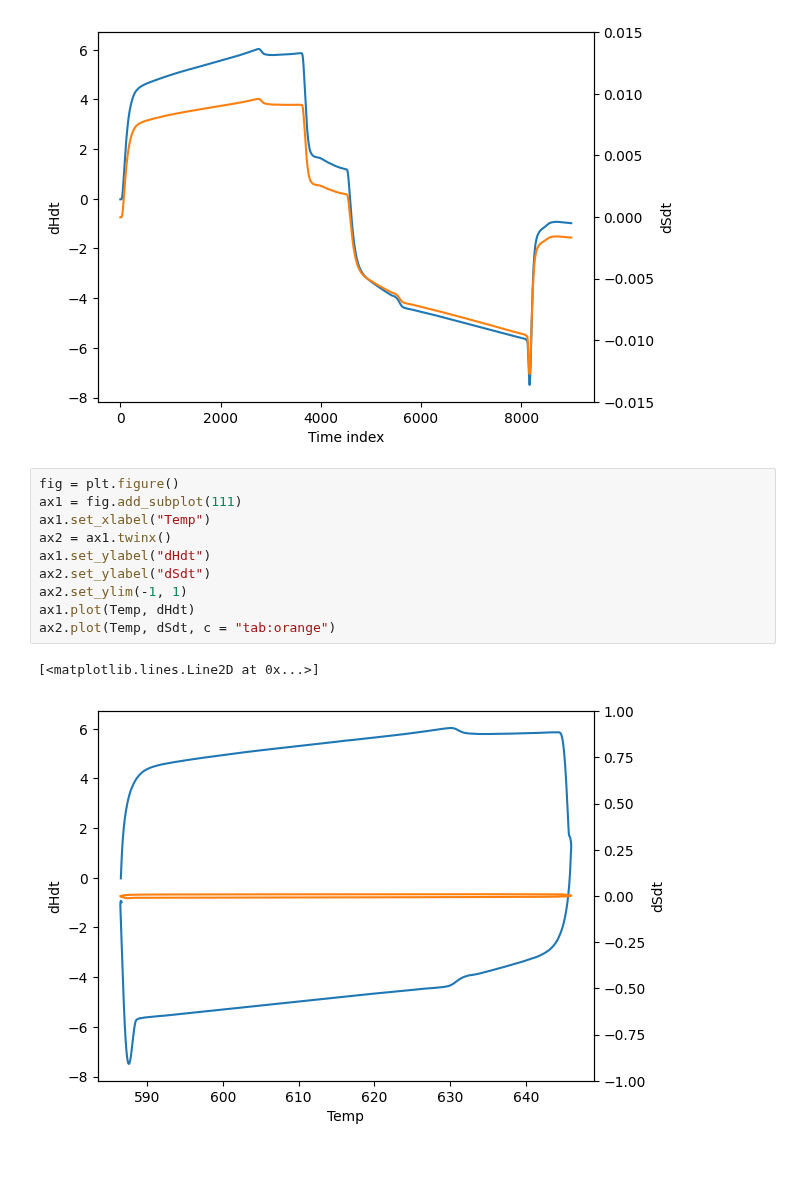
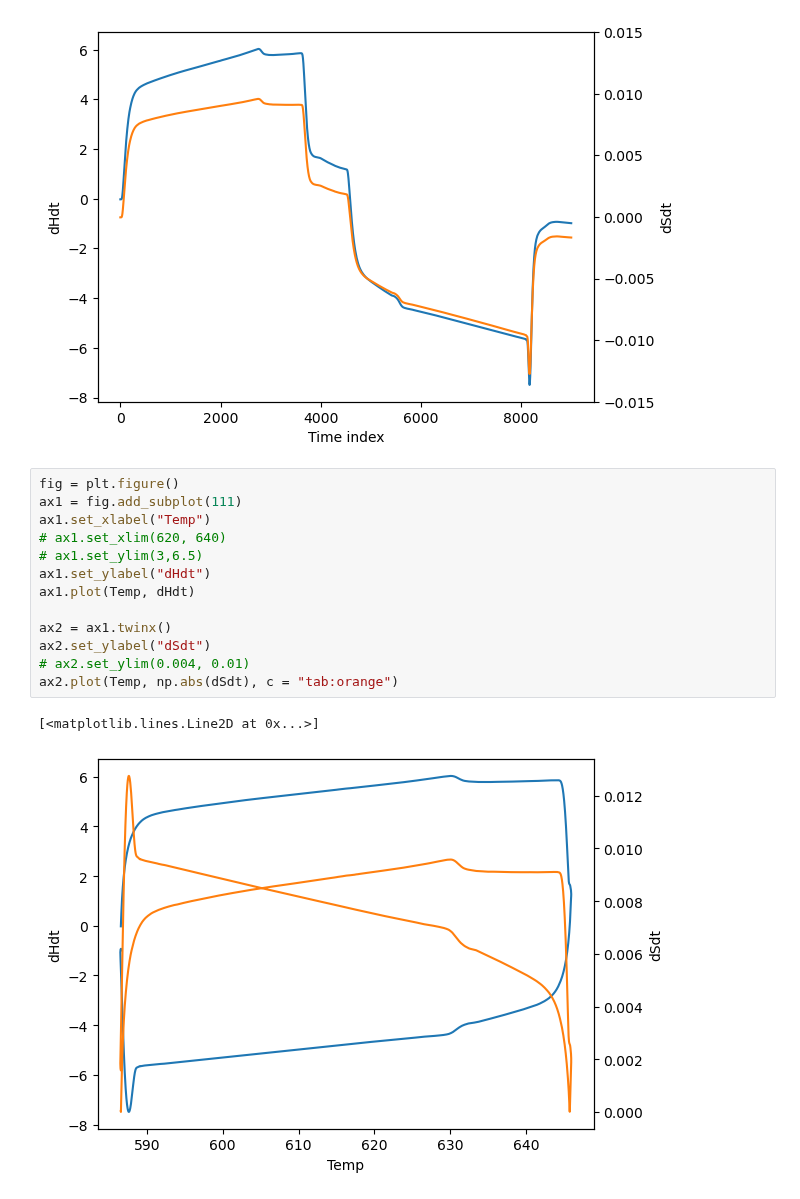
Before and after one commit to xiang-gong3944/----, a Jupyter notebook: 2024_11_08_相転移/data/2024_11_08-Ni.ipynb, the cells around one changed output. Saved outputs shown, nothing was run; the diff lists cells and outputs as text; blank space fills up the shorter version.

```diff
--- a/2024_11_08_相転移/data/2024_11_08-Ni.ipynb
+++ b/2024_11_08_相転移/data/2024_11_08-Ni.ipynb
@@ -91,14 +138,17 @@ ax2.plot(dSdt, c = "tab:orange")
 # %%
 fig = plt.figure()
 ax1 = fig.add_subplot(111)
 ax1.set_xlabel("Temp")
+# ax1.set_xlim(620, 640)
+# ax1.set_ylim(3,6.5)
+ax1.set_ylabel("dHdt")
+ax1.plot(Temp, dHdt)
+
 ax2 = ax1.twinx()
-ax1.set_ylabel("dHdt")
 ax2.set_ylabel("dSdt")
-ax2.set_ylim(-1, 1)
-ax1.plot(Temp, dHdt)
-ax2.plot(Temp, dSdt, c = "tab:orange")
+# ax2.set_ylim(0.004, 0.01)
+ax2.plot(Temp, np.abs(dSdt), c = "tab:orange")
 # %% [output]
 [<matplotlib.lines.Line2D at 0x...>]
-[figure, old version]
+[figure, new version]
 # %%
```
Also changed, not shown: parts of 14 cells of this notebook.
